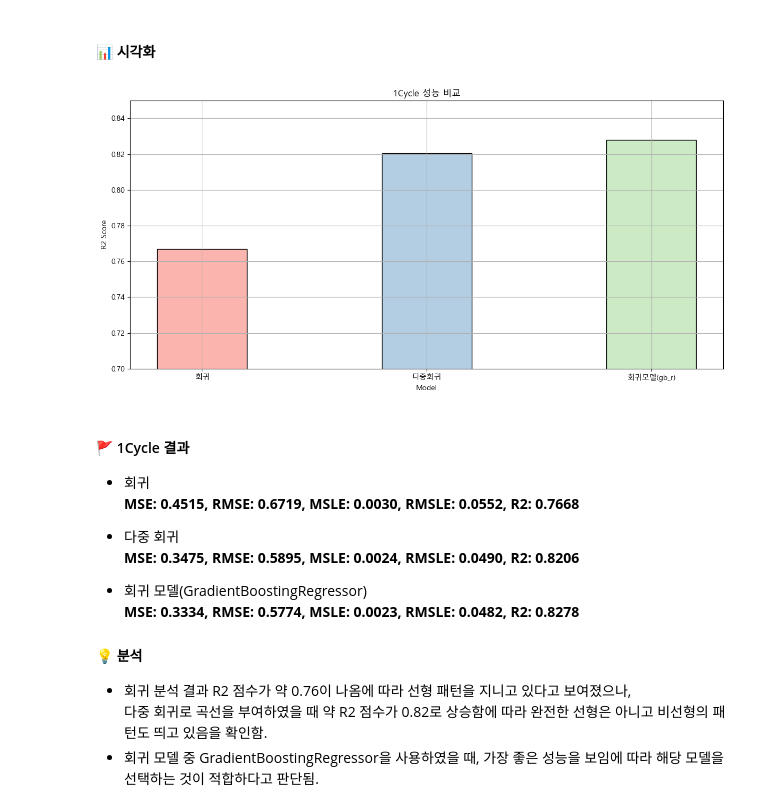
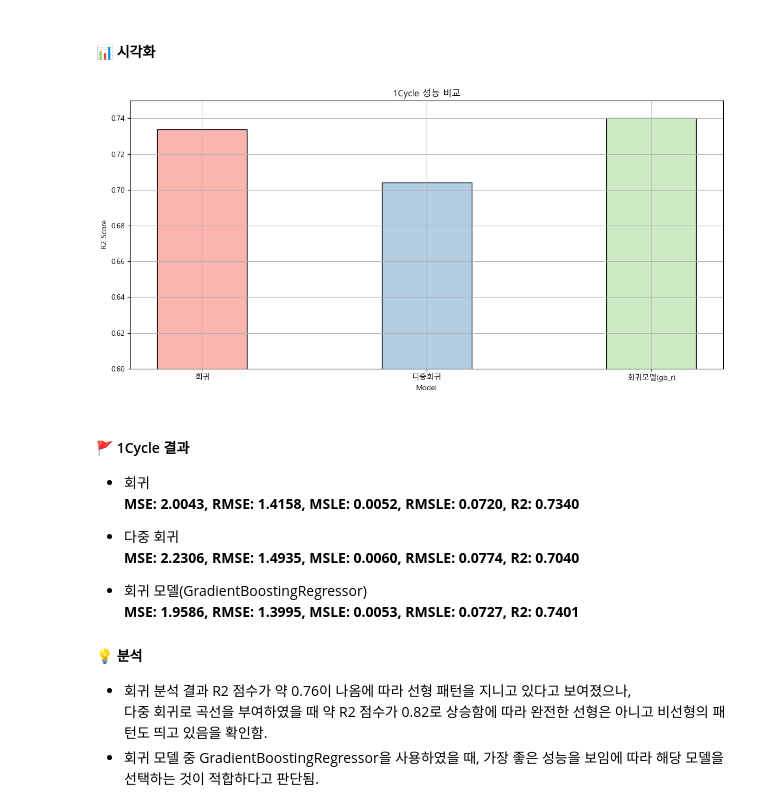
Before and after one commit to songseogyeong/project-machine_learning, a Jupyter notebook: 03_regression/medical_insurance_Project/1Cycle.ipynb, the cells around one changed output. Saved outputs shown, nothing was run; the diff lists cells and outputs as text; code cells hidden in the pictures.

```diff
--- a/03_regression/medical_insurance_Project/1Cycle.ipynb
+++ b/03_regression/medical_insurance_Project/1Cycle.ipynb
@@ -335,47 +435,47 @@ MSE: 0.3579, RMSE: 0.5983, MSLE: 0.0025, RMSLE: 0.0503, R2: 0.8152
 # %%
 cycle1_data = {
     'model': ['회귀', '다중회귀', '회귀모델(gb_r)'],
-    'R2': [0.7668, 0.8206, 0.8278],
+    'R2': [0.7340, 0.7040, 0.7401],
 }
 
 cycle1 = pd.DataFrame(cycle1_data)
 # %%
 import matplotlib.pyplot as plt
 import numpy as np
 
 # 한글 폰트 경로 설정
 plt.rcParams['font.family'] ='Malgun Gothic'
 plt.rcParams['axes.unicode_minus'] =False
 
 # 그래프 그리기
 plt.figure(figsize=(12, 6))
 
 # 컬러맵 가져오기
 cmap = plt.get_cmap('Pastel1')
 
 plt.bar(cycle1['model'], cycle1['R2'], color=cmap(np.array([0, 1, 2])), edgecolor='black', width=0.4)
 plt.title('1Cycle 성능 비교')
 plt.xlabel('Model')
 plt.ylabel('R2 Score')
 plt.grid(True)
 
 # y축의 범위 지정
-plt.ylim(0.7, 0.85)
+plt.ylim(0.6, 0.75)
 
 plt.tight_layout()
 plt.show()
 # %% [output]
-[figure, old version]
+[figure, new version]
 # %% [markdown]
 #### 🚩 1Cycle 결과
 - 회귀
-**MSE: 0.4515, RMSE: 0.6719, MSLE: 0.0030, RMSLE: 0.0552, R2: 0.7668**
+**MSE: 2.0043, RMSE: 1.4158, MSLE: 0.0052, RMSLE: 0.0720, R2: 0.7340**
 
 - 다중 회귀
-**MSE: 0.3475, RMSE: 0.5895, MSLE: 0.0024, RMSLE: 0.0490, R2: 0.8206**
+**MSE: 2.2306, RMSE: 1.4935, MSLE: 0.0060, RMSLE: 0.0774, R2: 0.7040**
 
 - 회귀 모델(GradientBoostingRegressor)
-**MSE: 0.3334, RMSE: 0.5774, MSLE: 0.0023, RMSLE: 0.0482, R2: 0.8278**
+**MSE: 1.9586, RMSE: 1.3995, MSLE: 0.0053, RMSLE: 0.0727, R2: 0.7401**
 
 #### 💡 분석
 - 회귀 분석 결과 R2 점수가 약 0.76이 나옴에 따라 선형 패턴을 지니고 있다고 보여졌으나,
```
Also changed, not shown: parts of 18 cells of this notebook, 8 other files.
